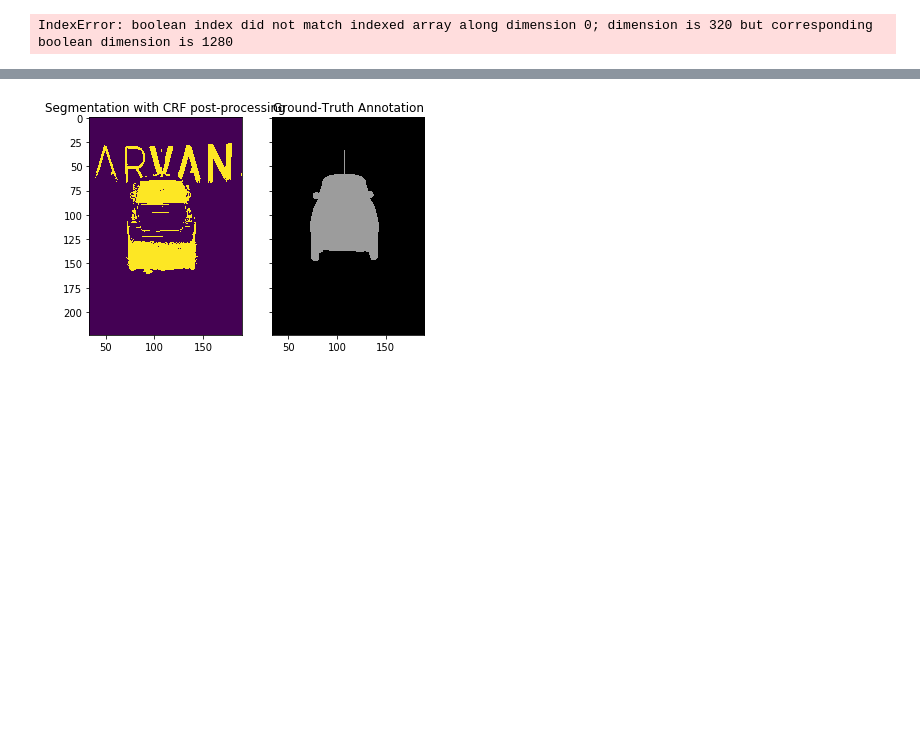
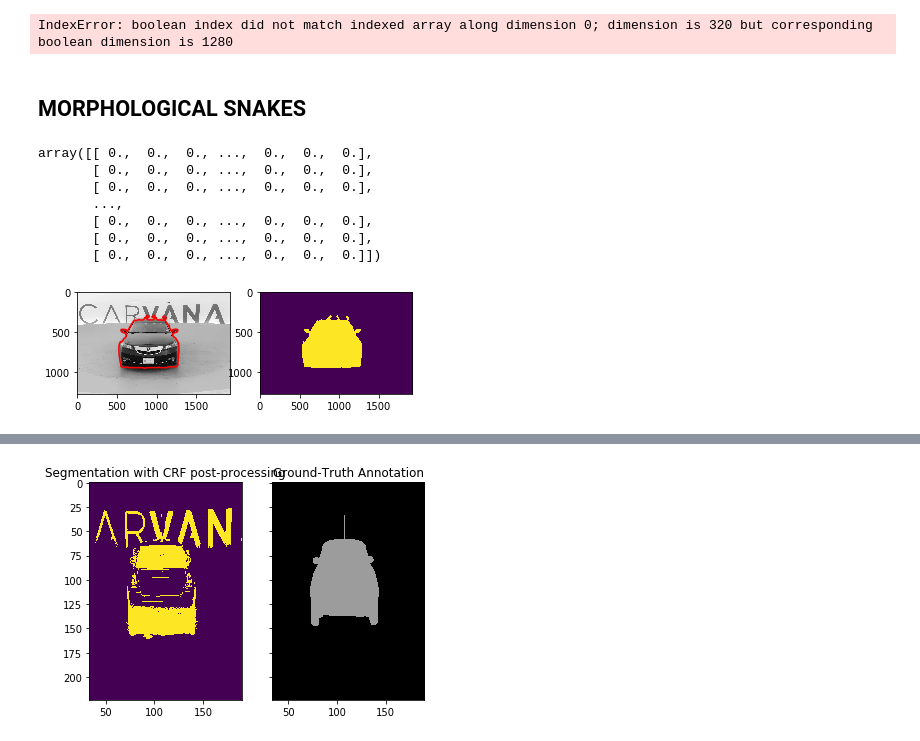
Before and after one commit to soupault/2017_kaggle_carvana, a Jupyter notebook: src/experiments.ipynb, the cells around one changed output, grey strips where cells are left out. Saved outputs shown, nothing was run; the diff lists cells and outputs as text; code cells hidden in the pictures; blank space fills up the shorter version.

Commit message:
Added morphsnakes, label2rgb to notebook

```diff
--- a/src/experiments.ipynb
+++ b/src/experiments.ipynb
@@ -344,3 +354,6 @@ plt.show()
 660625 22
 [figure]
 IndexError: boolean index did not match indexed array along dimension 0; dimension is 320 but corresponding boolean dimension is 1280
+# %% [markdown]
+MORPHOLOGICAL SNAKES
+-----------------------
@@ -346,0 +402,21 @@ IndexError: boolean index did not match indexed array along dimension 0; dimensi
+# %%
+from morphsnakes import MorphACWE, MorphGAC
+from morphsnakes import evolve_visual, gborders
+from skimage.color import rgb2gray
+
+# gI = gborders(imgs[0], alpha=1000, sigma=5.5)
+# mgac = MorphGAC(gI, smoothing=1, threshold=0.3, balloon=1)
+
+macwe = MorphACWE(rgb2gray(imgs[0]), smoothing=2, lambda1=1, lambda2=1)
+macwe.levelset = masks_pred[0]
+# %%
+evolve_visual(macwe, num_iters=30)
+# %% [output]
+array([[ 0.,  0.,  0., ...,  0.,  0.,  0.],
+       [ 0.,  0.,  0., ...,  0.,  0.,  0.],
+       [ 0.,  0.,  0., ...,  0.,  0.,  0.],
+       ...,
+       [ 0.,  0.,  0., ...,  0.,  0.,  0.],
+       [ 0.,  0.,  0., ...,  0.,  0.,  0.],
+       [ 0.,  0.,  0., ...,  0.,  0.,  0.]])
+[figure, added]
```
Also changed, not shown: parts of 11 cells of this notebook.
